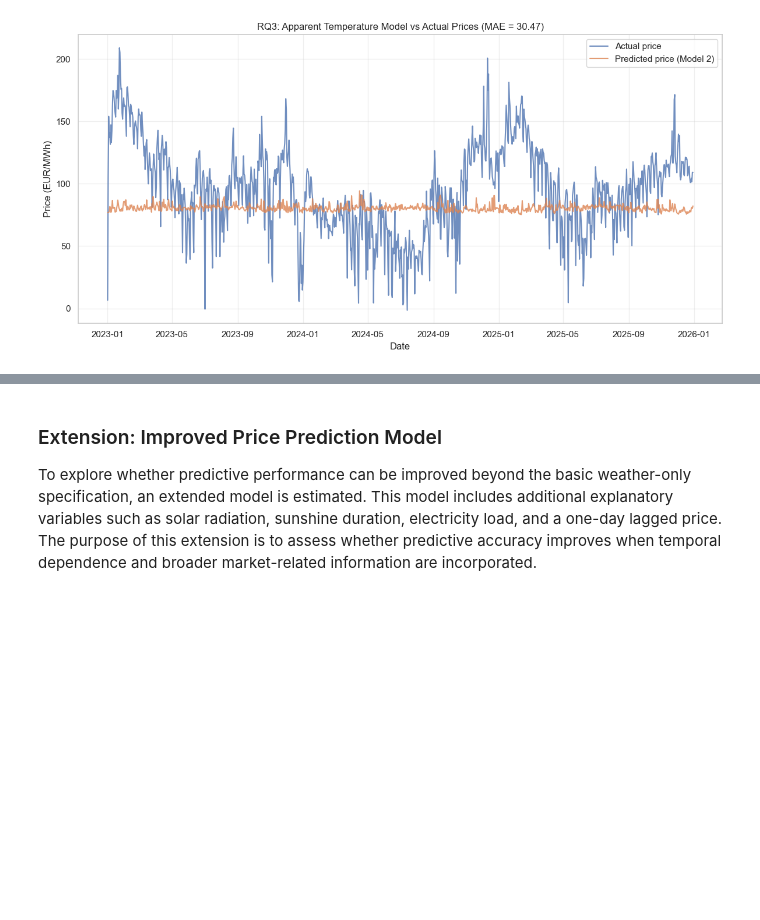
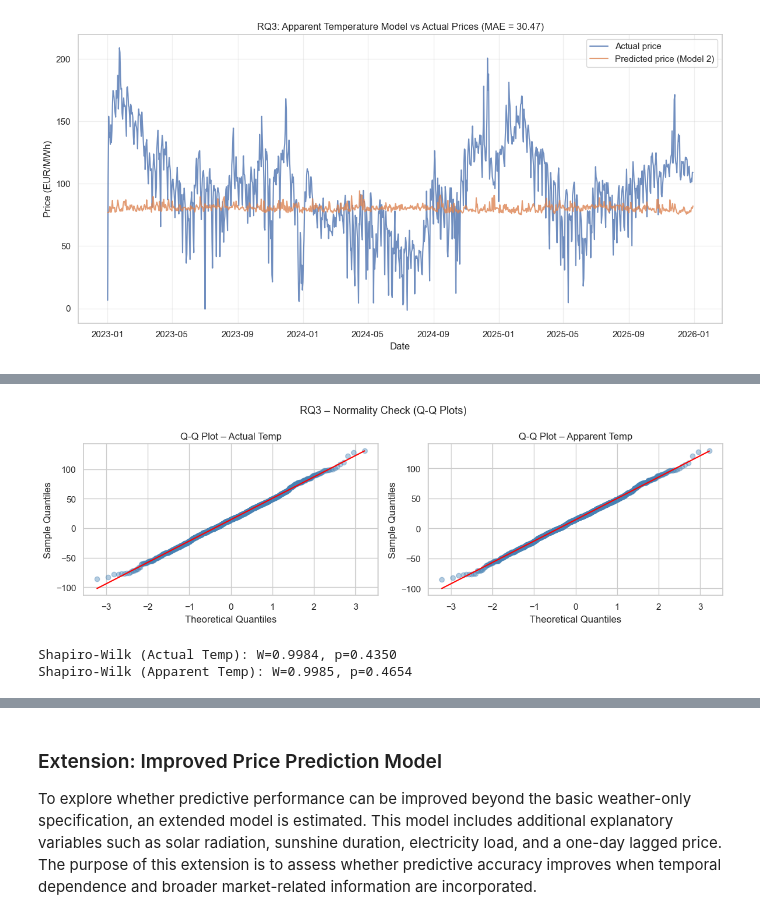
Before and after one commit to joelthedebugger/CIP_FS26_203, a Jupyter notebook: notebooks/03_analysis.ipynb, the cells around one changed output, grey strips where cells are left out. Drawn from its saved outputs; the diff is of its cells as text; code cells hidden in the pictures; blank space fills up the shorter version.

```diff
--- a/notebooks/03_analysis.ipynb
+++ b/notebooks/03_analysis.ipynb
@@ -902,0 +937,38 @@ plt.show()
+# %%
+# --- Assumption Check RQ3: Normality of Residuals ---
+from scipy.stats import shapiro
+import scipy.stats as stats
+
+residuals_rq3_actual   = y_test_rq3 - pred_rq3_actual
+residuals_rq3_apparent = y_test_rq3 - pred_rq3_apparent
+
+fig, axes = plt.subplots(1, 2, figsize=(12, 4))
+
+for ax, residuals, label in zip(
+    axes,
+    [residuals_rq3_actual, residuals_rq3_apparent],
+    ["Actual Temp", "Apparent Temp"]
+):
+    (osm, osr), (slope, intercept, r) = stats.probplot(residuals, dist="norm")
+    ax.plot(osm, osr, "o", alpha=0.4, color="steelblue")
+    ax.plot(osm, slope * np.array(osm) + intercept, color="red", linewidth=1.5)
+    ax.set_title(f"Q-Q Plot – {label}")
+    ax.set_xlabel("Theoretical Quantiles")
+    ax.set_ylabel("Sample Quantiles")
+
+plt.suptitle("RQ3 – Normality Check (Q-Q Plots)", fontsize=13)
+plt.tight_layout()
+plt.savefig("../figures/rq3_normality_check.png", dpi=150)
+plt.show()
+
+# Shapiro-Wilk Test
+for residuals, label in zip(
+    [residuals_rq3_actual, residuals_rq3_apparent],
+    ["Actual Temp", "Apparent Temp"]
+):
+    stat, p = shapiro(residuals)
+    print(f"Shapiro-Wilk ({label}): W={stat:.4f}, p={p:.4f}")
+# %% [output]
+[figure, added]
+Shapiro-Wilk (Actual Temp): W=0.9984, p=0.4350
+Shapiro-Wilk (Apparent Temp): W=0.9985, p=0.4654
```
Also changed, not shown: parts of 7 cells of this notebook.
